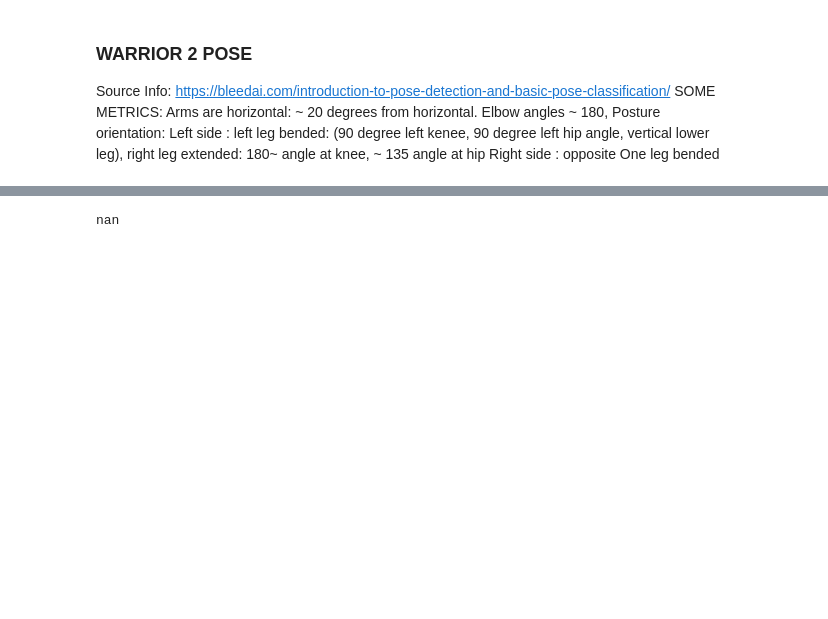
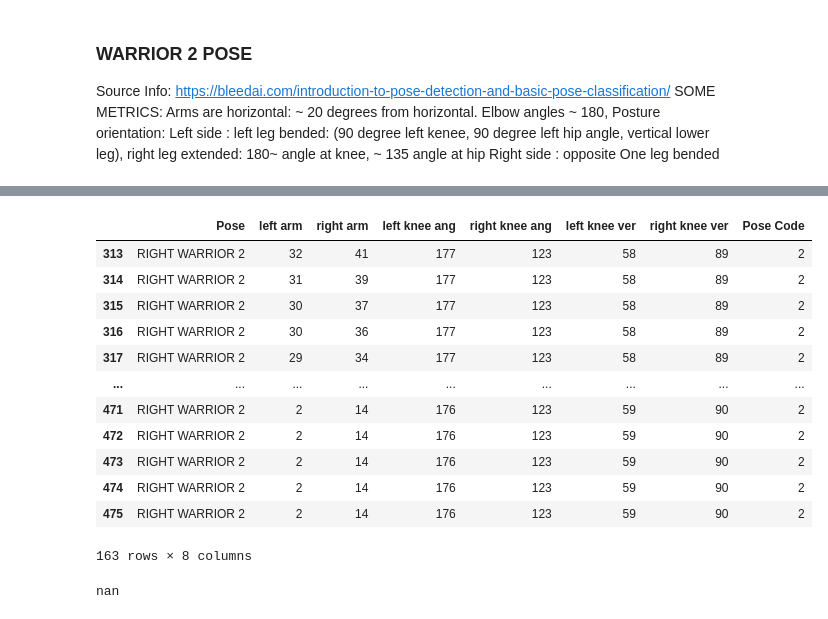
Before and after one commit to TechLabs-Berlin/wt23-posegenie, a Jupyter notebook: model-files-mediapipe/Test_Warrior2_PoseDetection_with_FileLoadOption.ipynb, the cells around one changed output, grey strips where cells are left out. Cells and saved outputs as stored; diff of their text form; code cells hidden in the pictures; blank space fills up the shorter version.

```diff
--- a/model-files-mediapipe/Test_Warrior2_PoseDetection_with_FileLoadOption.ipynb
+++ b/model-files-mediapipe/Test_Warrior2_PoseDetection_with_FileLoadOption.ipynb
@@ -528,3 +542,19 @@ plt.show()
+# %%
+df[filt_pose2]
+# %% [output]
+|  | Pose | left arm | right arm | left knee ang | right knee ang | left knee ver | right knee ver | Pose Code |
+| 313 | RIGHT WARRIOR 2 | 32 | 41 | 177 | 123 | 58 | 89 | 2 |
+| 314 | RIGHT WARRIOR 2 | 31 | 39 | 177 | 123 | 58 | 89 | 2 |
+| 315 | RIGHT WARRIOR 2 | 30 | 37 | 177 | 123 | 58 | 89 | 2 |
+| 316 | RIGHT WARRIOR 2 | 30 | 36 | 177 | 123 | 58 | 89 | 2 |
+| 317 | RIGHT WARRIOR 2 | 29 | 34 | 177 | 123 | 58 | 89 | 2 |
+| ... | ... | ... | ... | ... | ... | ... | ... | ... |
+| 471 | RIGHT WARRIOR 2 | 2 | 14 | 176 | 123 | 59 | 90 | 2 |
+| 472 | RIGHT WARRIOR 2 | 2 | 14 | 176 | 123 | 59 | 90 | 2 |
+| 473 | RIGHT WARRIOR 2 | 2 | 14 | 176 | 123 | 59 | 90 | 2 |
+| 474 | RIGHT WARRIOR 2 | 2 | 14 | 176 | 123 | 59 | 90 | 2 |
+| 475 | RIGHT WARRIOR 2 | 2 | 14 | 176 | 123 | 59 | 90 | 2 |
+163 rows × 8 columns
 # %%
 df[filt_pose1].index.min()
 # %% [output]
```
Also changed, not shown: parts of 3 cells of this notebook, 2 other files.
